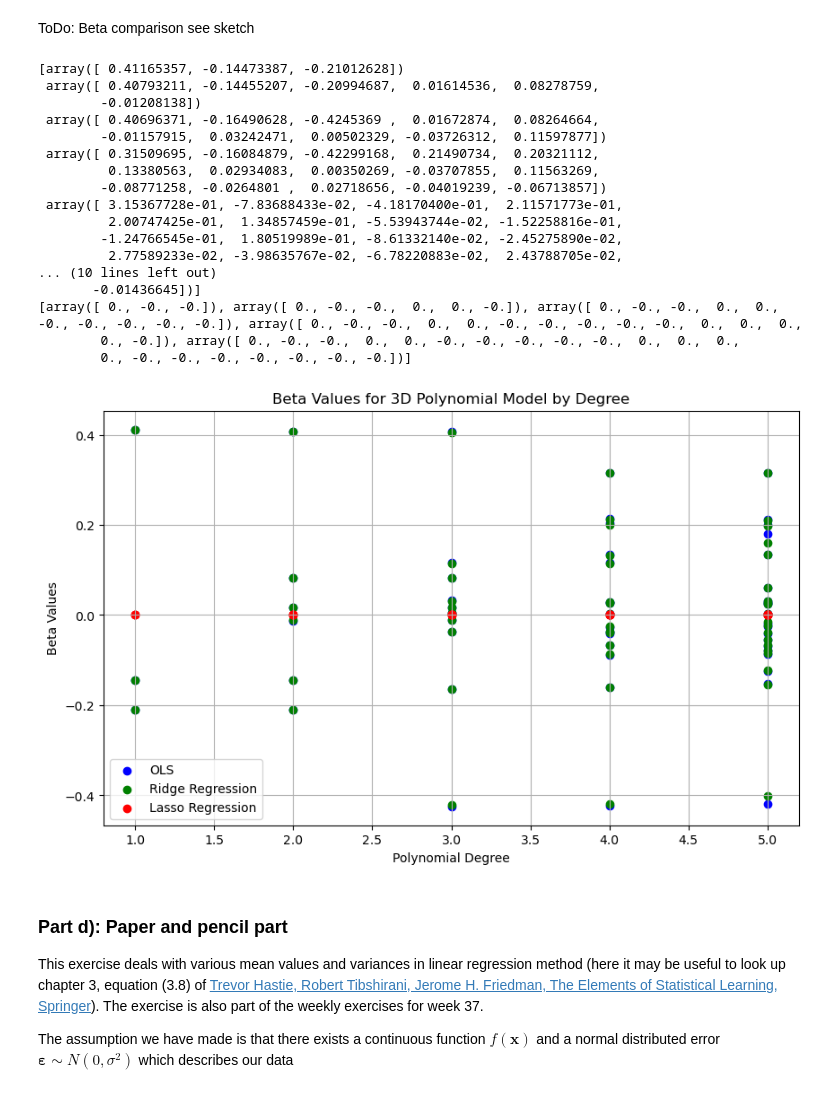
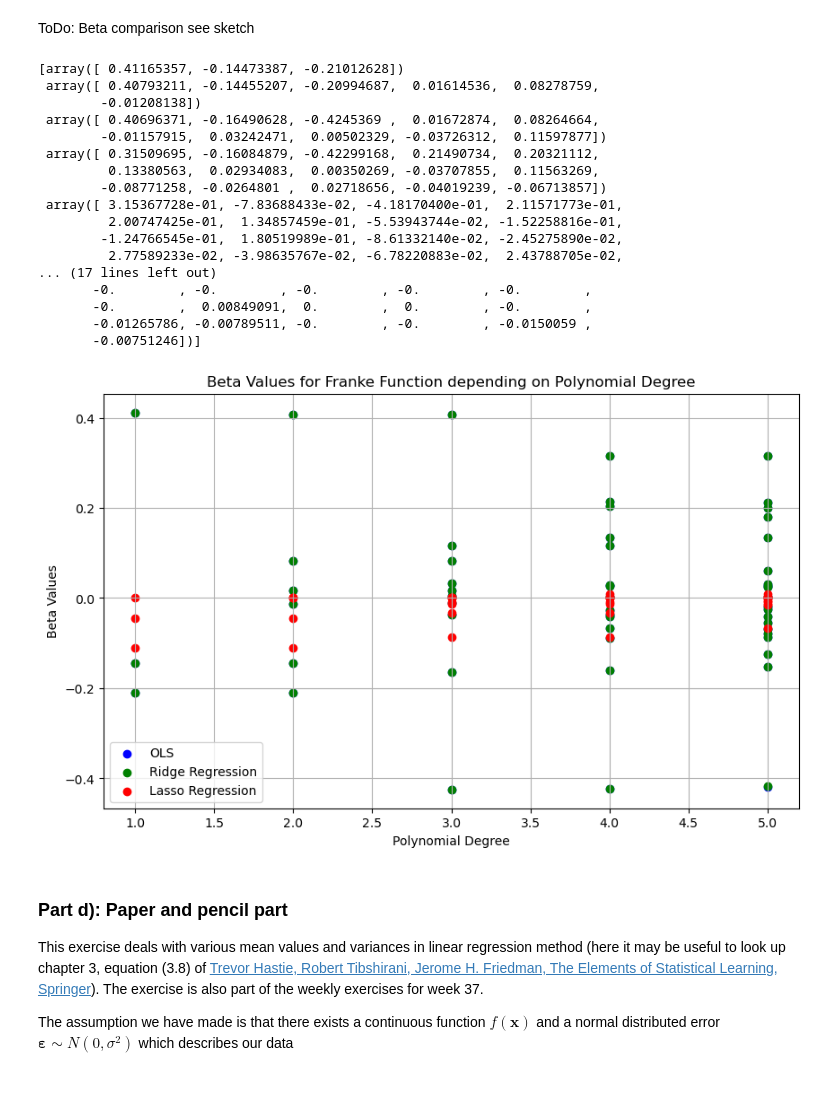
Before and after one commit to sphia-g/ML24UiO, a Jupyter notebook: Project1/Project1.ipynb, the cells around one changed output. Drawn from its saved outputs; the diff is of its cells as text; code cells hidden in the pictures.

Commit message:
betas change

```diff
--- a/Project1/Project1.ipynb
+++ b/Project1/Project1.ipynb
@@ -544,7 +544,7 @@ for lambda_val in lambda_values:
         r2_test_degrees.append(r2_test)
 
         # Store beta coefficients
-        if lambda_val == 10:
+        if lambda_val == 0.1:
             betas_ridge_regression.append(beta)
 
     # Convert the list of beta coefficients into an array for plotting
@@ -783,7 +783,7 @@ for lambda_val in lambda_values:
         r2_test_degrees.append(r2_test)
 
         # Store beta coefficients:
-        if lambda_val == 10:
+        if lambda_val == 0.1:
             betas_lasso.append(beta)
 
     # Create the plot for the current lambda value
@@ -835,11 +835,11 @@ print(betas_lasso)
          2.00747425e-01,  1.34857459e-01, -5.53943744e-02, -1.52258816e-01,
         -1.24766545e-01,  1.80519989e-01, -8.61332140e-02, -2.45275890e-02,
          2.77589233e-02, -3.98635767e-02, -6.78220883e-02,  2.43788705e-02,
-... (10 lines left out)
-       -0.01436645])]
-[array([ 0., -0., -0.]), array([ 0., -0., -0.,  0.,  0., -0.]), array([ 0., -0., -0.,  0.,  0., -0., -0., -0., -0., -0.]), array([ 0., -0., -0.,  0.,  0., -0., -0., -0., -0., -0.,  0.,  0.,  0.,
-        0., -0.]), array([ 0., -0., -0.,  0.,  0., -0., -0., -0., -0., -0.,  0.,  0.,  0.,
-        0., -0., -0., -0., -0., -0., -0., -0.])]
+... (17 lines left out)
+       -0.        , -0.        , -0.        , -0.        , -0.        ,
+       -0.        ,  0.00849091,  0.        ,  0.        , -0.        ,
+       -0.01265786, -0.00789511, -0.        , -0.        , -0.0150059 ,
+       -0.00751246])]
 # %%
 
 import numpy as np
@@ -865,35 +865,35 @@ for degree, beta_values in enumerate(betas_ridge_regression, start=1):
 x_values_lasso = []
 y_values_lasso = []
 
 for degree, beta_values in enumerate(betas_lasso, start=1):
     x_values_lasso.extend([degree] * len(beta_values))  # Use degree as x-value for all betas in the array
     y_values_lasso.extend(beta_values)  # Add the beta values to y-values
 
 # Plotting
 plt.figure(figsize=(10, 6))
 
 # Plot the beta values as dots
 plt.scatter(x_values, y_values, color='blue', label='OLS')
 
 # Plot the beta values as dots for ridge regression
 plt.scatter(x_values_ridge, y_values_ridge, color='green', label='Ridge Regression')
 
 # Plot the beta values as dots for lasso
 plt.scatter(x_values_lasso, y_values_lasso, color='red', label='Lasso Regression')
 
 # Add labels and title
 plt.xlabel('Polynomial Degree')
 plt.ylabel('Beta Values')
-plt.title('Beta Values for 3D Polynomial Model by Degree')
+plt.title('Beta Values for Franke Function depending on Polynomial Degree')
 plt.grid(True)
 
 # Add legend to differentiate between Ridge and Lasso
 plt.legend()
 
 # Show the plot
 plt.show()
 # %% [output]
-[figure, old version]
+[figure, new version]
 # %% [markdown]
 ### Part d): Paper and pencil part
 
```
Also changed, not shown: 1 other file.
